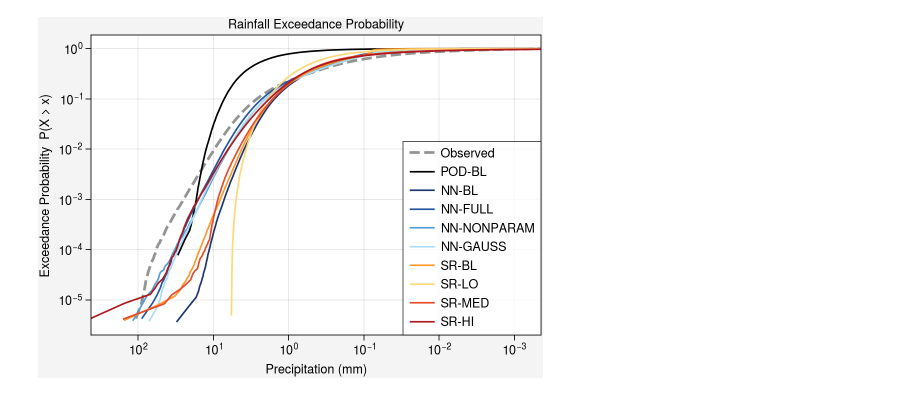
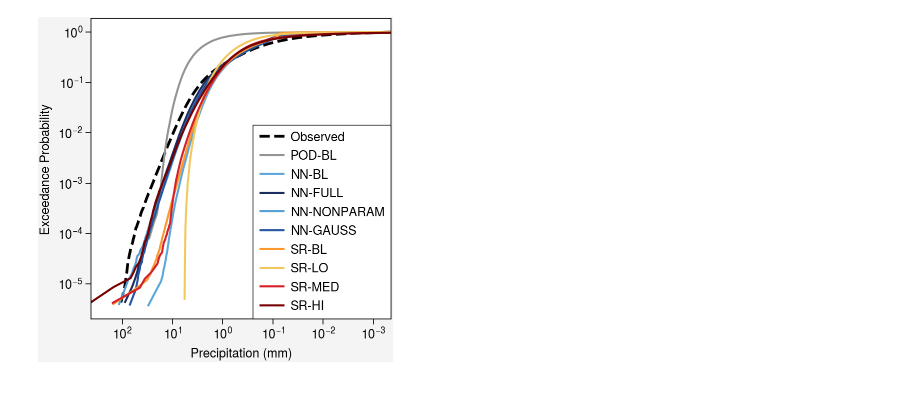
Before and after one commit to savannahferretti/monsoon-discovery, a Jupyter notebook: notebooks/extremes.ipynb, the cells around one changed output. Drawn from its saved outputs; the diff is of its cells as text; code cells hidden in the pictures.

```diff
--- a/notebooks/extremes.ipynb
+++ b/notebooks/extremes.ipynb
@@ -67,29 +62,24 @@ Plot the empirical survival function P(X > x) on a log–log scale for each mode
+# %%
+def exceedance_curve(arr,subsample=5):
+    flat = arr.ravel()
+    flat = flat[np.isfinite(flat)&(flat>0)]
+    flat = np.sort(flat)[::-1][::subsample]
+    prob = np.arange(1,len(flat)+1)/len(flat)
+    return flat,prob
+ytrueref = next(iter(results.values()))[0]
+ytruevalues,ytrueprob = exceedance_curve(ytrueref.values)
 # %%
-def exceedance_curve(arr,subsample=5):
-    '''Return (sorted_values_desc, exceedance_probs) for positive finite values.'''
-    flat = arr.ravel()
-    flat = flat[np.isfinite(flat) & (flat > 0)]
-    flat = np.sort(flat)[::-1][::subsample]
-    prob = np.arange(1,len(flat)+1) / len(flat)
-    return flat,prob
-
-ytrue_ref = next(iter(results.values()))[0]
-obs_x,obs_p = exceedance_curve(ytrue_ref.values)
-
-fig,ax = pplt.subplots(refwidth=4.5,refheight=3)
-ax.plot(obs_x,obs_p,color='gray',lw=2,linestyle='--',label='Observed',zorder=0)
+fig,ax = pplt.subplots(refwidth=3)
+ax.plot(ytruevalues,ytrueprob,color='k',linestyle='--',linewidth=2,label='Observed',zorder=0)
 for name,info in MODELDICT.items():
     if name not in results:
         continue
-    pred_x,pred_p = exceedance_curve(results[name][1].values)
-    ax.plot(pred_x,pred_p,color=info['color'],lw=1.2,label=info['label'])
-ax.format(
-    xlabel='Precipitation (mm)',
-    ylabel='Exceedance Probability  P(X > x)',
-    xscale='log',yscale='log',xformatter='log',yformatter='log',
-    grid=True,title='Rainfall Exceedance Probability')
+    ypredvalues,ypredprob = exceedance_curve(results[name][1].values)
+    ax.plot(ypredvalues,ypredprob,color=info['color'],linewidth=1.5,label=info['label'])
+ax.format(grid=False,xlabel='Precipitation (mm)',xscale='log',xformatter='log',
+          ylabel='Exceedance Probability',yscale='log',yformatter='log')
 ax.legend(loc='lr',ncols=1)
 pplt.show()
-# fig.save('../figs/fig_S_extremes_exceedance.jpg')
+fig.save('../figs/fig_4.jpg')
 # %% [output]
-[figure, old version]
+[figure, new version]
```
Also changed, not shown: parts of 6 cells of this notebook, 14 other files.
